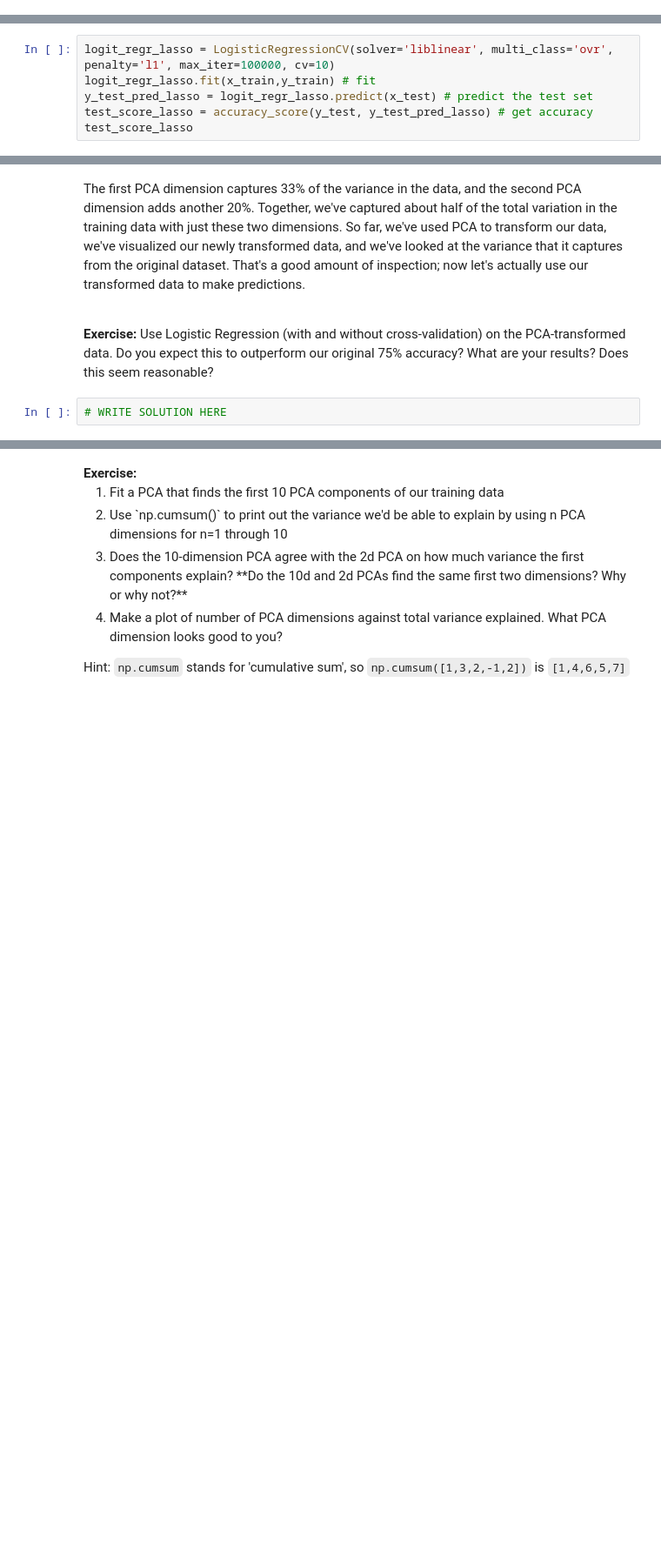
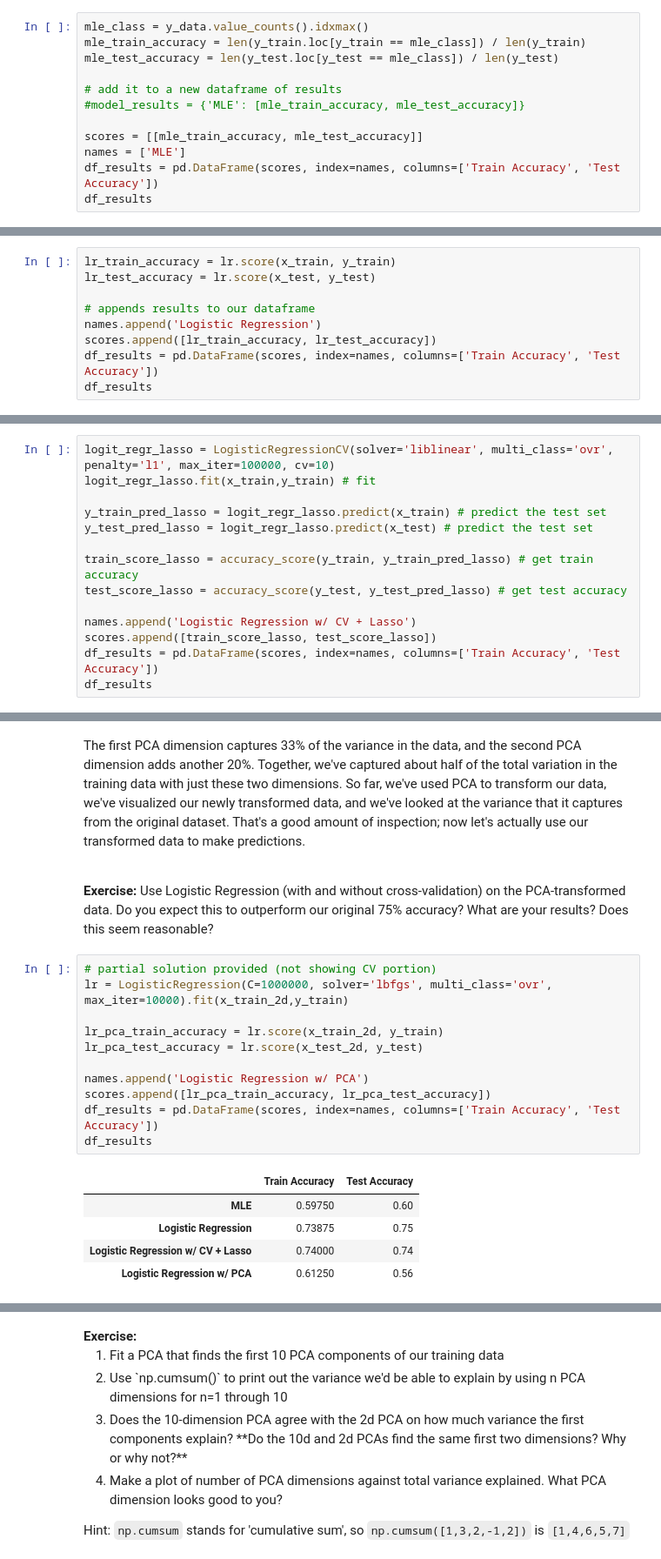
Before and after one commit to Harvard-IACS/2019-CS109A, a Jupyter notebook: docs/labs/lab08/notes/cs109a_lab8_PCA.ipynb, the cells around one changed output, grey strips where cells are left out. Shown at 87% size. Cells and saved outputs as stored; diff of their text form; blank space fills up the shorter version.

```diff
--- a/docs/labs/lab08/notes/cs109a_lab8_PCA.ipynb
+++ b/docs/labs/lab08/notes/cs109a_lab8_PCA.ipynb
@@ -174,0 +175,12 @@ Maximum-likelihood estimate, as we discussed in Lab 6, is barely a model -- it s
+# %%
+mle_class = y_data.value_counts().idxmax()
+mle_train_accuracy = len(y_train.loc[y_train == mle_class]) / len(y_train)
+mle_test_accuracy = len(y_test.loc[y_test == mle_class]) / len(y_test)
+
+# add it to a new dataframe of results
+#model_results = {'MLE': [mle_train_accuracy, mle_test_accuracy]}
+
+scores = [[mle_train_accuracy, mle_test_accuracy]]
+names = ['MLE']
+df_results = pd.DataFrame(scores, index=names, columns=['Train Accuracy', 'Test Accuracy'])
+df_results
@@ -203,0 +217,9 @@ lr.score(x_test, y_test)
+# %%
+lr_train_accuracy = lr.score(x_train, y_train)
+lr_test_accuracy = lr.score(x_test, y_test)
+
+# appends results to our dataframe
+names.append('Logistic Regression')
+scores.append([lr_train_accuracy, lr_test_accuracy])
+df_results = pd.DataFrame(scores, index=names, columns=['Train Accuracy', 'Test Accuracy'])
+df_results
@@ -215,7 +241,15 @@ Yay, that's better than our MLE's performance. Can we do better with cross-valid
 # %%
 logit_regr_lasso = LogisticRegressionCV(solver='liblinear', multi_class='ovr', penalty='l1', max_iter=100000, cv=10)
 logit_regr_lasso.fit(x_train,y_train) # fit
+
+y_train_pred_lasso = logit_regr_lasso.predict(x_train) # predict the test set
 y_test_pred_lasso = logit_regr_lasso.predict(x_test) # predict the test set
-test_score_lasso = accuracy_score(y_test, y_test_pred_lasso) # get accuracy
-test_score_lasso
+
+train_score_lasso = accuracy_score(y_train, y_train_pred_lasso) # get train accuracy
+test_score_lasso = accuracy_score(y_test, y_test_pred_lasso) # get test accuracy
+
+names.append('Logistic Regression w/ CV + Lasso')
+scores.append([train_score_lasso, test_score_lasso])
+df_results = pd.DataFrame(scores, index=names, columns=['Train Accuracy', 'Test Accuracy'])
+df_results
 # %% [output]
@@ -333,6 +376,21 @@ The first PCA dimension captures 33% of the variance in the data, and the second
 <br>
 
 <div class="exercise"><b>Exercise:</b> Use Logistic Regression (with and without cross-validation) on the PCA-transformed data. Do you expect this to outperform our original 75% accuracy? What are your results? Does this seem reasonable?</div>
-# %%
-# WRITE SOLUTION HERE
+# %%
+# partial solution provided (not showing CV portion)
+lr = LogisticRegression(C=1000000, solver='lbfgs', multi_class='ovr', max_iter=10000).fit(x_train_2d,y_train)
+
+lr_pca_train_accuracy = lr.score(x_train_2d, y_train)
+lr_pca_test_accuracy = lr.score(x_test_2d, y_test)
+
+names.append('Logistic Regression w/ PCA')
+scores.append([lr_pca_train_accuracy, lr_pca_test_accuracy])
+df_results = pd.DataFrame(scores, index=names, columns=['Train Accuracy', 'Test Accuracy'])
+df_results
+# %% [output]
+|  | Train Accuracy | Test Accuracy |
+| MLE | 0.59750 | 0.60 |
+| Logistic Regression | 0.73875 | 0.75 |
+| Logistic Regression w/ CV + Lasso | 0.74000 | 0.74 |
+| Logistic Regression w/ PCA | 0.61250 | 0.56 |
 # %% [markdown]
```
Also changed, not shown: parts of 22 cells of this notebook, 30 other files.
